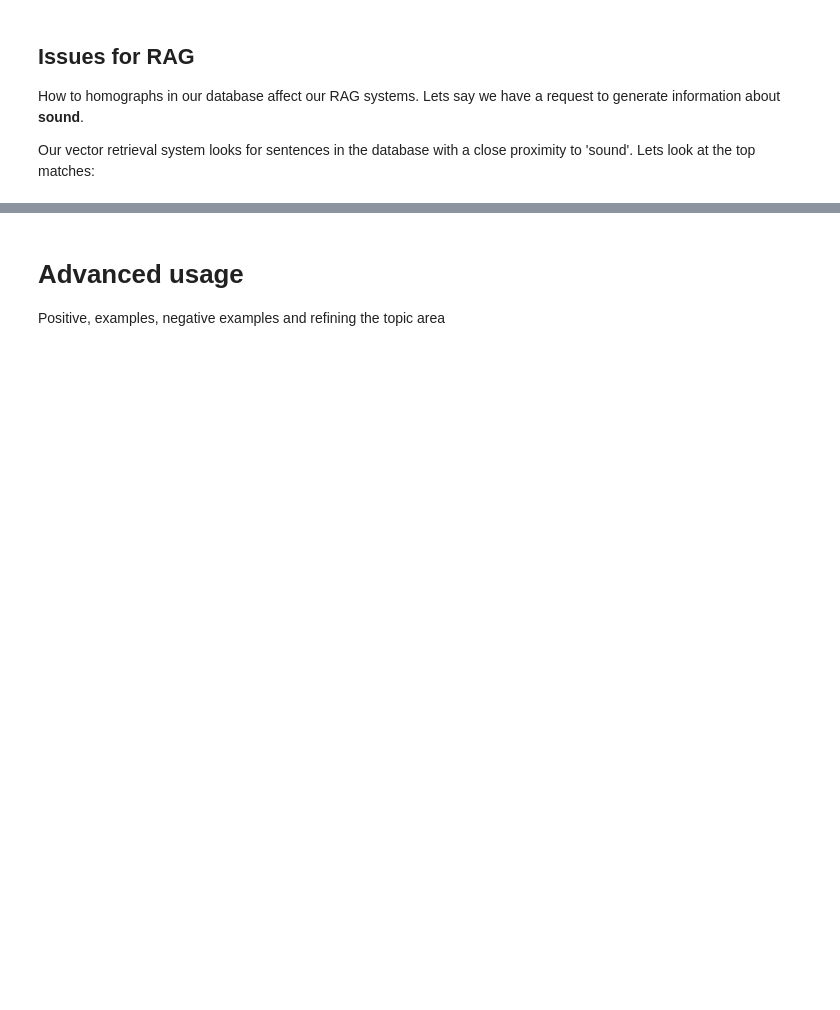
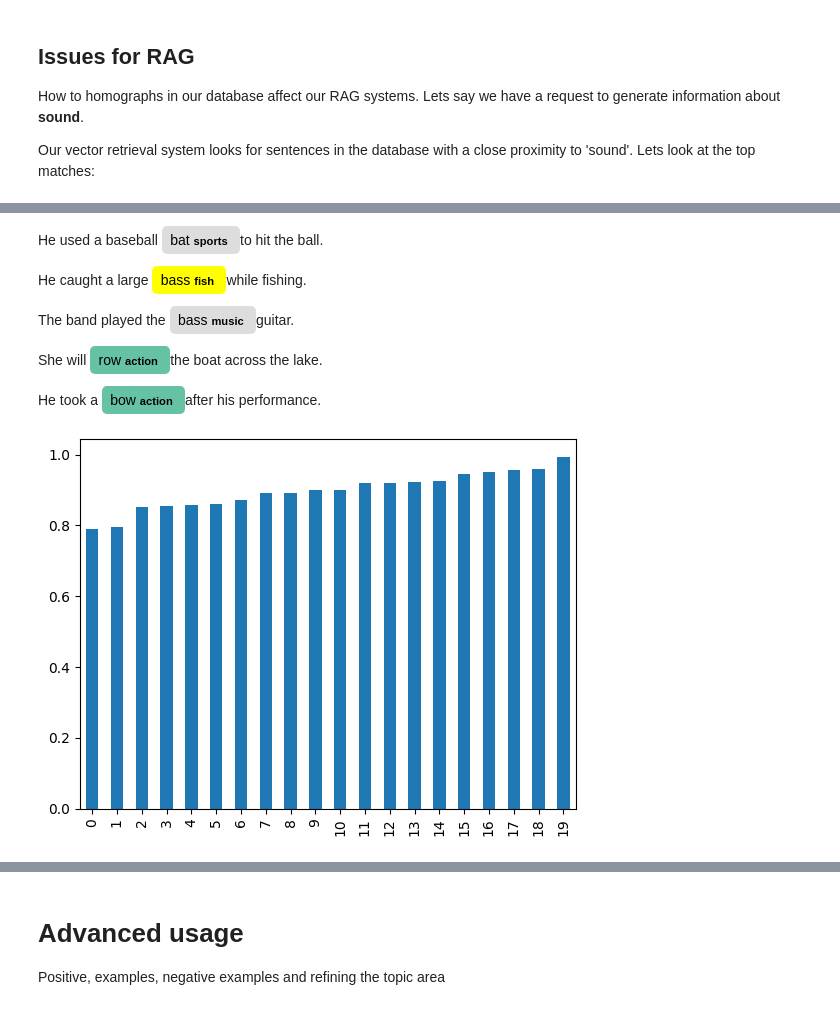
Before and after one commit to closedloop-technologies/PromptedGraphs, a Jupyter notebook: examples/homographs.ipynb, the cells around one changed output, grey strips where cells are left out. Drawn from its saved outputs; the diff is of its cells as text; code cells hidden in the pictures; blank space fills up the shorter version.

```diff
--- a/examples/homographs.ipynb
+++ b/examples/homographs.ipynb
@@ -142,0 +197,18 @@ print(ideas[0])
+# %%
+query = 'sports'
+query_embedding = np.array(embeddings[query])
+doc_embeddings = np.array([embeddings[d[0]] for d in docs])
+results = cosine_distances(query_embedding[np.newaxis, :], doc_embeddings)
+
+sports_doc_results = [docs[i] for i in list(np.argsort(results)[0])]
+
+pd.Series(results[0, np.argsort(results)[0]], name="cosine distances").plot(kind='bar')
+for doc in sports_doc_results[:5]:
+    render_entities(doc[0], ents=[doc[1]], colors=colors)
+# %% [output]
+He used a baseball bat sports to hit the ball.
+He caught a large bass fish while fishing.
+The band played the bass music guitar.
+She will row action the boat across the lake.
+He took a bow action after his performance.
+[figure, added]
```
Also changed, not shown: parts of 69 cells of this notebook, 6 other files.
